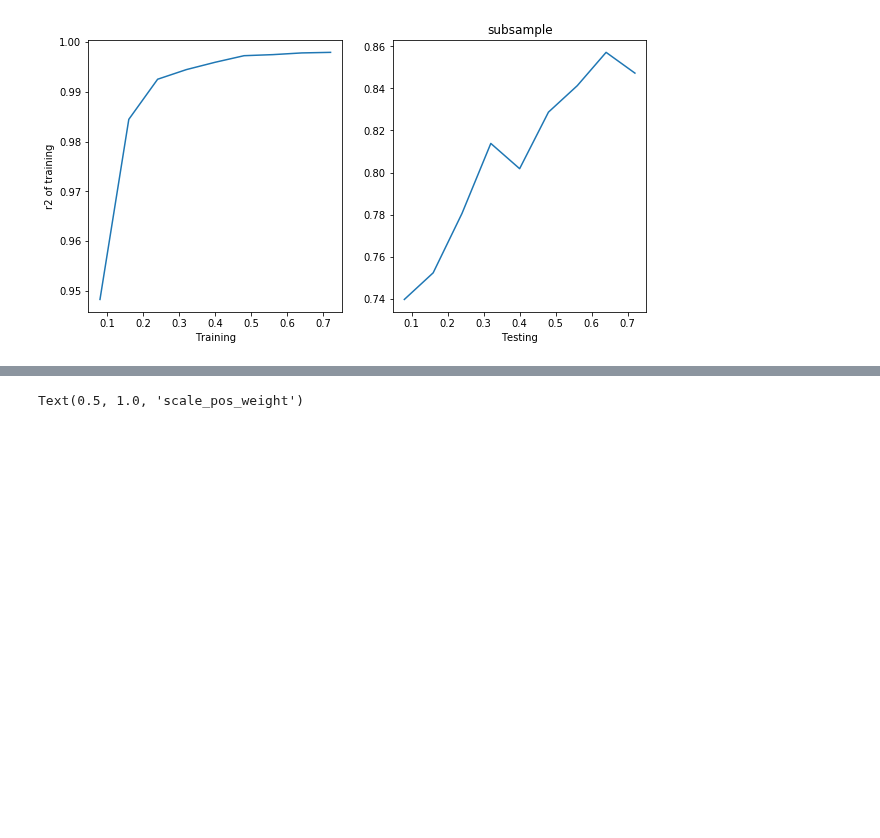
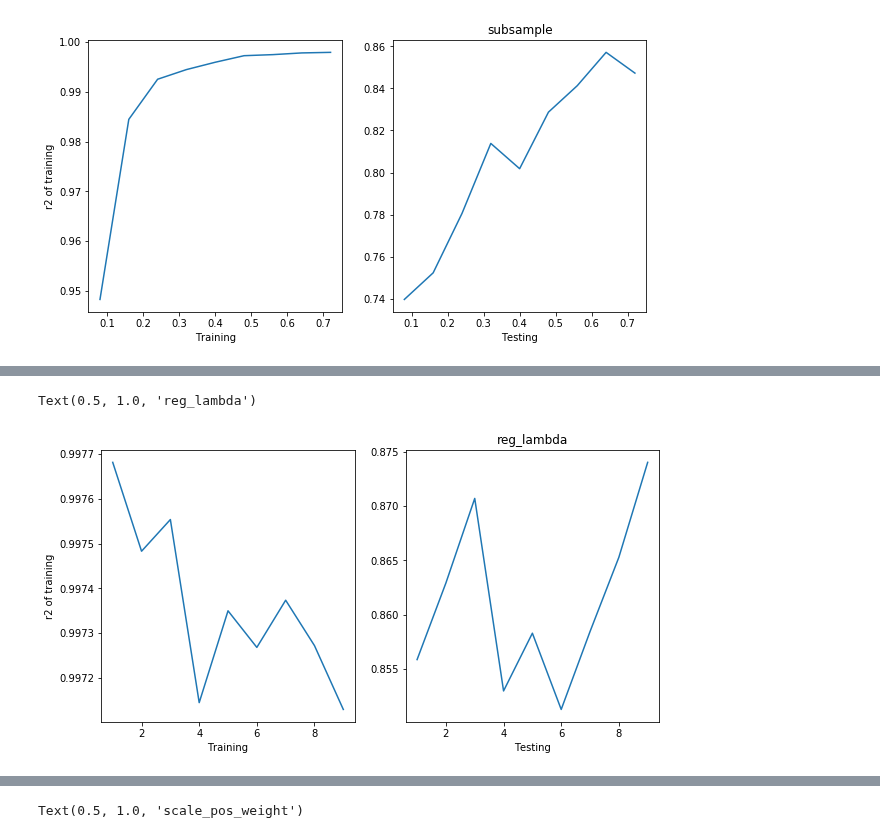
Before and after one commit to Shunling/CapstoneProjects, a Jupyter notebook: HousePriceRegression/Shirley_HousePriceRegression_ML_Xgboost_Fine_tuning.ipynb, the cells around one changed output, grey strips where cells are left out. Cells and saved outputs as stored; diff of their text form; code cells hidden in the pictures; blank space fills up the shorter version.

```diff
--- a/HousePriceRegression/Shirley_HousePriceRegression_ML_Xgboost_Fine_tuning.ipynb
+++ b/HousePriceRegression/Shirley_HousePriceRegression_ML_Xgboost_Fine_tuning.ipynb
@@ -244,0 +262,6 @@ experiment.append(name)
+# %%
+plot_accuracy(train_score,test_score,1) # 7 would be good
+plt.title('reg_lambda') # 1 is best
+# %% [output]
+Text(0.5, 1.0, 'reg_lambda')
+[figure, added]
```
Also changed, not shown: parts of 10 cells of this notebook.
